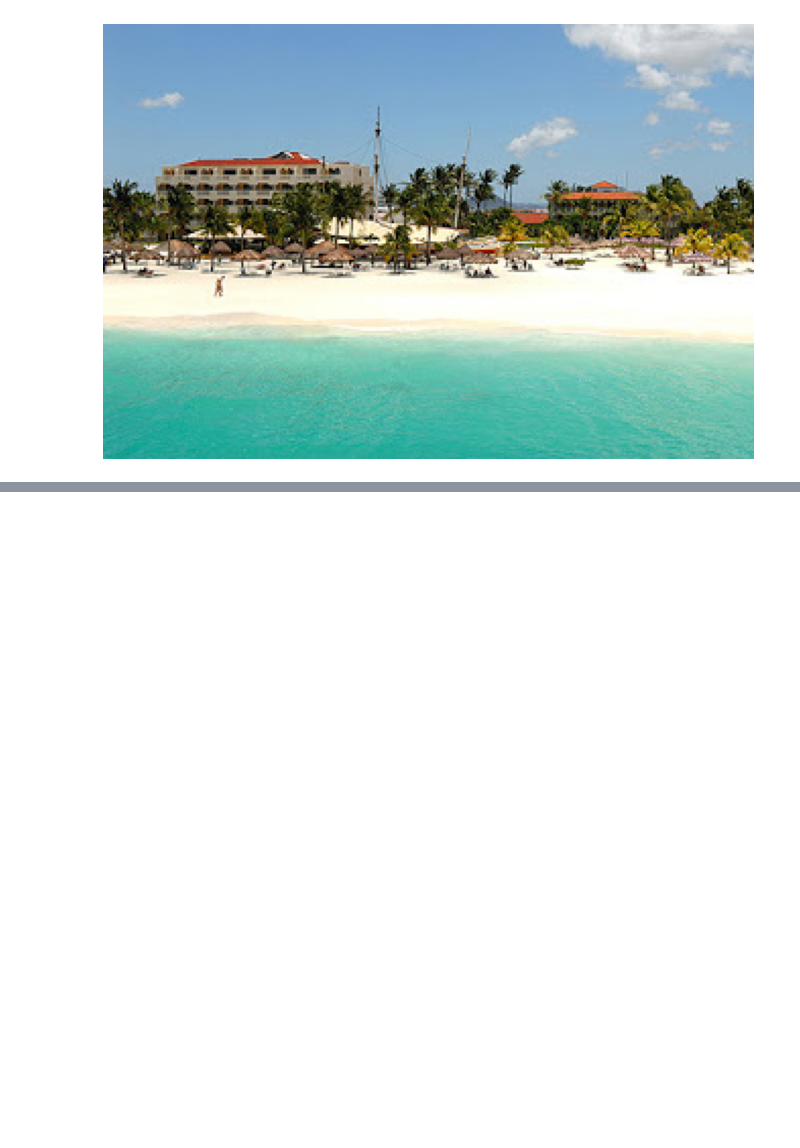
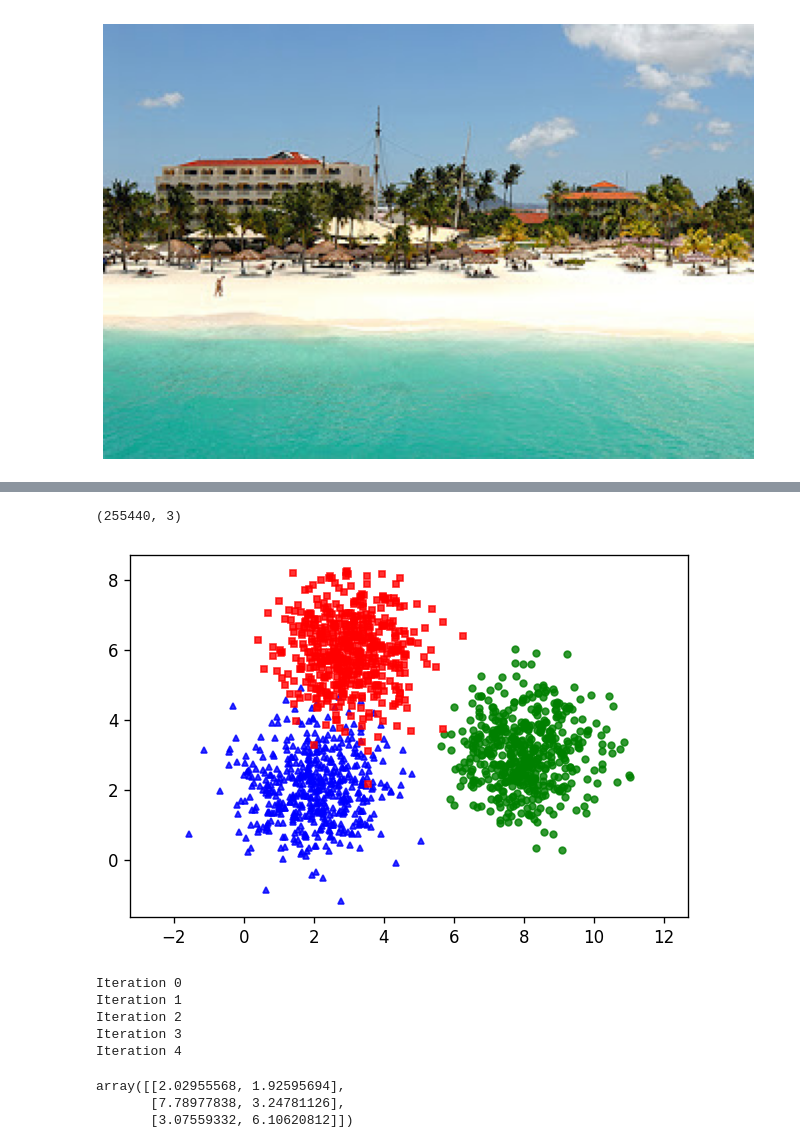
Before and after one commit to Mooseburger1/GT_MASTERS, a Jupyter notebook: Computational_Analytics/HW1/Q2/Q2.ipynb, the cells around one changed output, grey strips where cells are left out. Saved outputs shown, nothing was run; the diff lists cells and outputs as text; code cells hidden in the pictures; blank space fills up the shorter version.

```diff
--- a/Computational_Analytics/HW1/Q2/Q2.ipynb
+++ b/Computational_Analytics/HW1/Q2/Q2.ipynb
@@ -549,0 +593,54 @@ array([[204, 212, 214],
+# %%
+X.shape
+# %% [output]
+(255440, 3)
+# %%
+np.random.seed(8)
+
+means = [[2, 2], [8, 3], [3, 6]]
+cov = [[1, 0], [0, 1]]
+N = 500
+X0 = np.random.multivariate_normal(means[0], cov, N)
+X1 = np.random.multivariate_normal(means[1], cov, N)
+X2 = np.random.multivariate_normal(means[2], cov, N)
+
+X = np.concatenate((X0, X1, X2), axis = 0)
+K = 3
+
+original_label = np.asarray([0]*N + [1]*N + [2]*N).T
+
+
+def visualize(X, label):
+    K = np.amax(label) + 1
+    X0 = X[label == 0, :]
+    X1 = X[label == 1, :]
+    X2 = X[label == 2, :]
+
+    #you can fix this dpi
+    plt.figure(dpi=120)
+
+    plt.plot(X0[:, 0], X0[:, 1], 'b^', markersize = 4, alpha = .8)
+    plt.plot(X1[:, 0], X1[:, 1], 'go', markersize = 4, alpha = .8)
+    plt.plot(X2[:, 0], X2[:, 1], 'rs', markersize = 4, alpha = .8)
+
+    plt.axis('equal')
+    plt.plot()
+    plt.show()
+
+visualize(X, original_label)
+# %% [output]
+[figure, added]
+# %%
+m.fit(X)
+# %% [output]
+Iteration 0
+Iteration 1
+Iteration 2
+Iteration 3
+Iteration 4
+# %%
+m.cluster_centers()
+# %% [output]
+array([[2.02955568, 1.92595694],
+       [7.78977838, 3.24781126],
+       [3.07559332, 6.10620812]])
```
Also changed, not shown: parts of 21 cells of this notebook, 5 other files.
